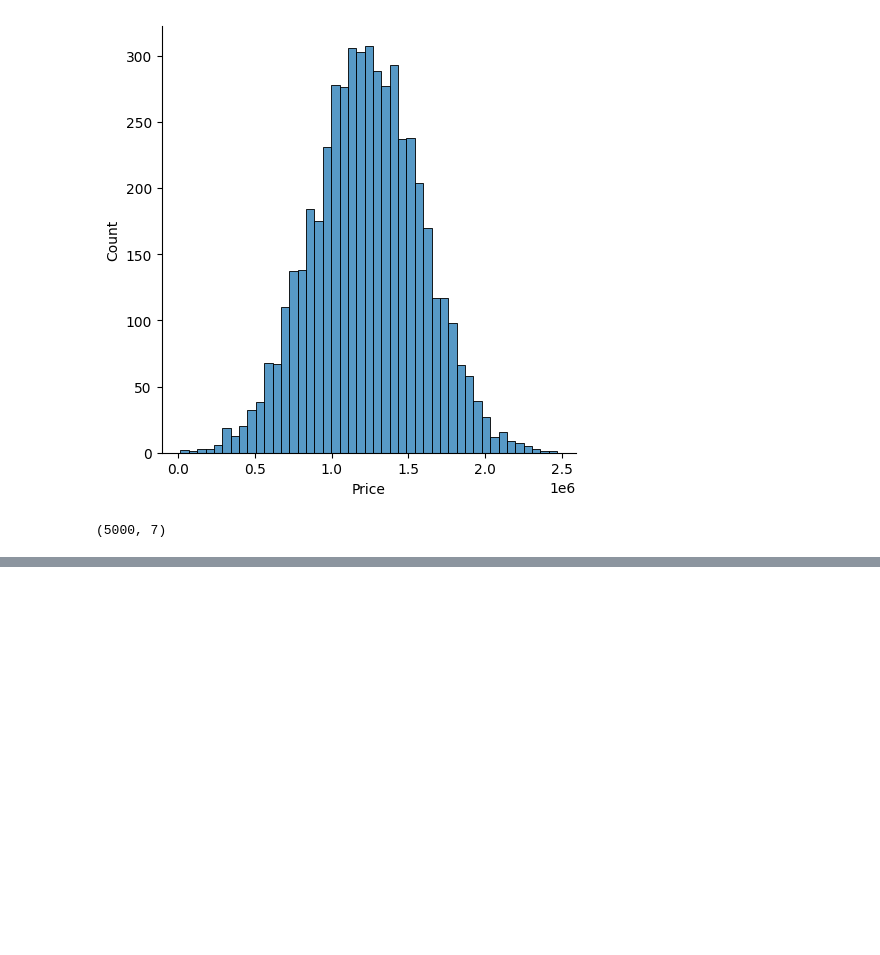
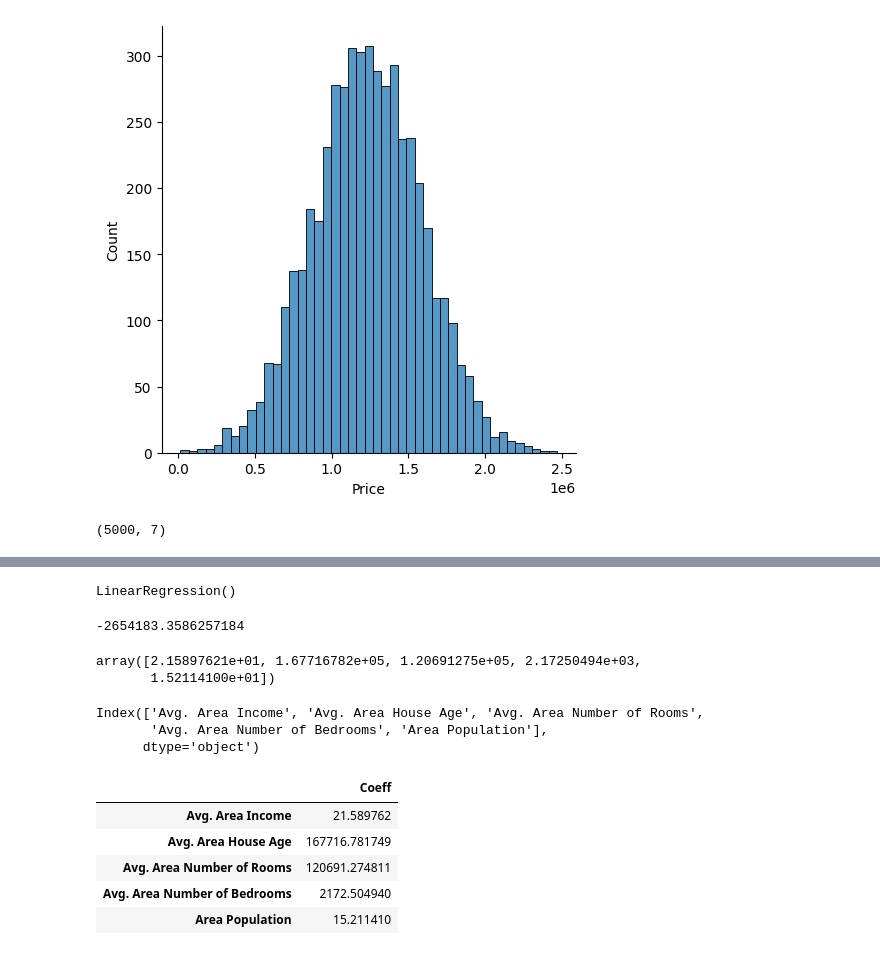
Before and after one commit to VikasSivashankaran/Data_Science, a Jupyter notebook: Linear_Regression/linear_regresion.ipynb, the cells around one changed output, grey strips where cells are left out. Saved outputs shown, nothing was run; the diff lists cells and outputs as text; code cells hidden in the pictures; blank space fills up the shorter version.

```diff
--- a/Linear_Regression/linear_regresion.ipynb
+++ b/Linear_Regression/linear_regresion.ipynb
@@ -80,0 +141,33 @@ X_train ,X_test ,y_train, y_test = train_test_split(X, y ,random_state=144, test
+# %%
+from sklearn.linear_model import LinearRegression
+
+lm = LinearRegression()
+lm.fit(X_train,y_train)
+# %% [output]
+LinearRegression()
+# %%
+print(lm.intercept_)
+# %% [output]
+-2654183.3586257184
+# %%
+lm.coef_
+# %% [output]
+array([2.15897621e+01, 1.67716782e+05, 1.20691275e+05, 2.17250494e+03,
+       1.52114100e+01])
+# %%
+X_train.columns
+# %% [output]
+Index(['Avg. Area Income', 'Avg. Area House Age', 'Avg. Area Number of Rooms',
+       'Avg. Area Number of Bedrooms', 'Area Population'],
+      dtype='object')
+# %%
+cdf = pd.DataFrame(lm.coef_,X.columns,columns=['Coeff'])
+# %%
+cdf
+# %% [output]
+|  | Coeff |
+| Avg. Area Income | 21.589762 |
+| Avg. Area House Age | 167716.781749 |
+| Avg. Area Number of Rooms | 120691.274811 |
+| Avg. Area Number of Bedrooms | 2172.504940 |
+| Area Population | 15.211410 |
```
Also changed, not shown: parts of 13 cells of this notebook.
